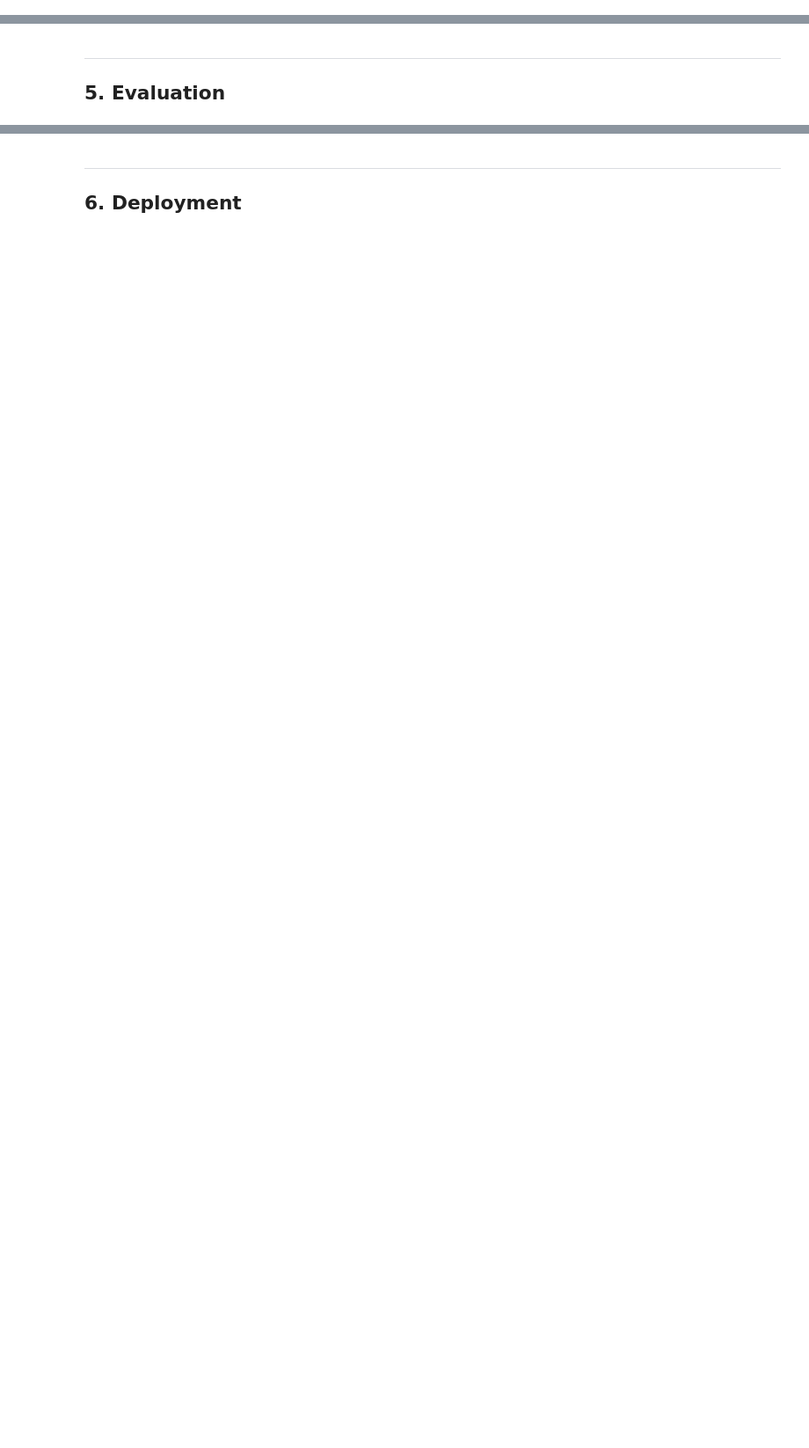
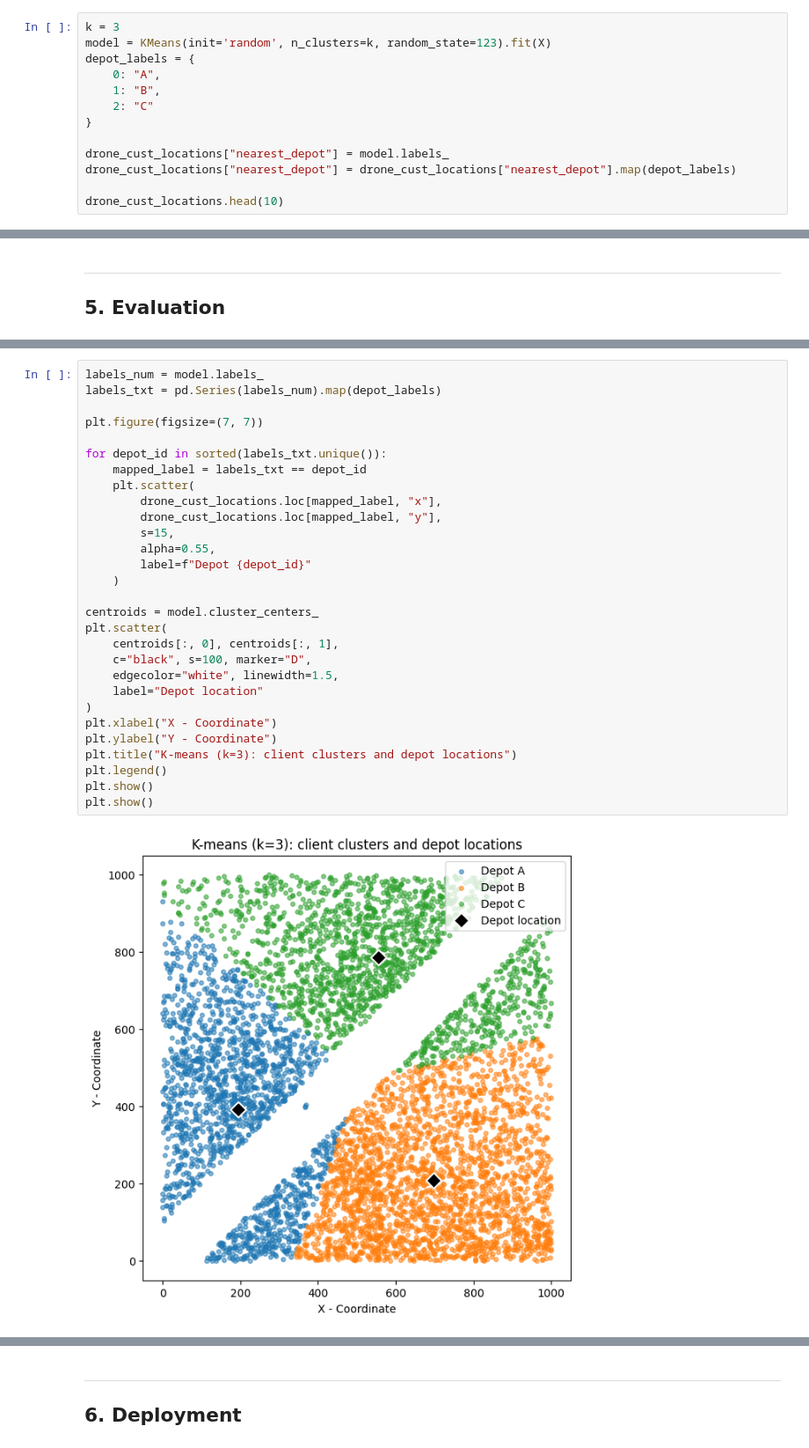
Before and after one commit to TonyKarlin/Data_Handling_and_ML_Group_Assignments, a Jupyter notebook: Clustering and Association rule mining/05-clustering-&-association-rule-mining.ipynb, the cells around one changed output, grey strips where cells are left out. Shown at 88% size. Drawn from its saved outputs; the diff is of its cells as text; blank space fills up the shorter version.

```diff
--- a/Clustering and Association rule mining/05-clustering-&-association-rule-mining.ipynb
+++ b/Clustering and Association rule mining/05-clustering-&-association-rule-mining.ipynb
@@ -71,0 +125,13 @@ ___
+# %%
+k = 3
+model = KMeans(init='random', n_clusters=k, random_state=123).fit(X)
+depot_labels = {
+    0: "A",
+    1: "B",
+    2: "C"
+}
+
+drone_cust_locations["nearest_depot"] = model.labels_
+drone_cust_locations["nearest_depot"] = drone_cust_locations["nearest_depot"].map(depot_labels)
+
+drone_cust_locations.head(10)
@@ -74,0 +170,31 @@ ___
+# %%
+labels_num = model.labels_
+labels_txt = pd.Series(labels_num).map(depot_labels)
+
+plt.figure(figsize=(7, 7))
+
+for depot_id in sorted(labels_txt.unique()):
+    mapped_label = labels_txt == depot_id
+    plt.scatter(
+        drone_cust_locations.loc[mapped_label, "x"],
+        drone_cust_locations.loc[mapped_label, "y"],
+        s=15,
+        alpha=0.55,
+        label=f"Depot {depot_id}"
+    )
+
+centroids = model.cluster_centers_
+plt.scatter(
+    centroids[:, 0], centroids[:, 1],
+    c="black", s=100, marker="D",
+    edgecolor="white", linewidth=1.5,
+    label="Depot location"
+)
+plt.xlabel("X - Coordinate")
+plt.ylabel("Y - Coordinate")
+plt.title("K-means (k=3): client clusters and depot locations")
+plt.legend()
+plt.show()
+plt.show()
+# %% [output]
+[figure, added]
```
Also changed, not shown: parts of 13 cells of this notebook.
